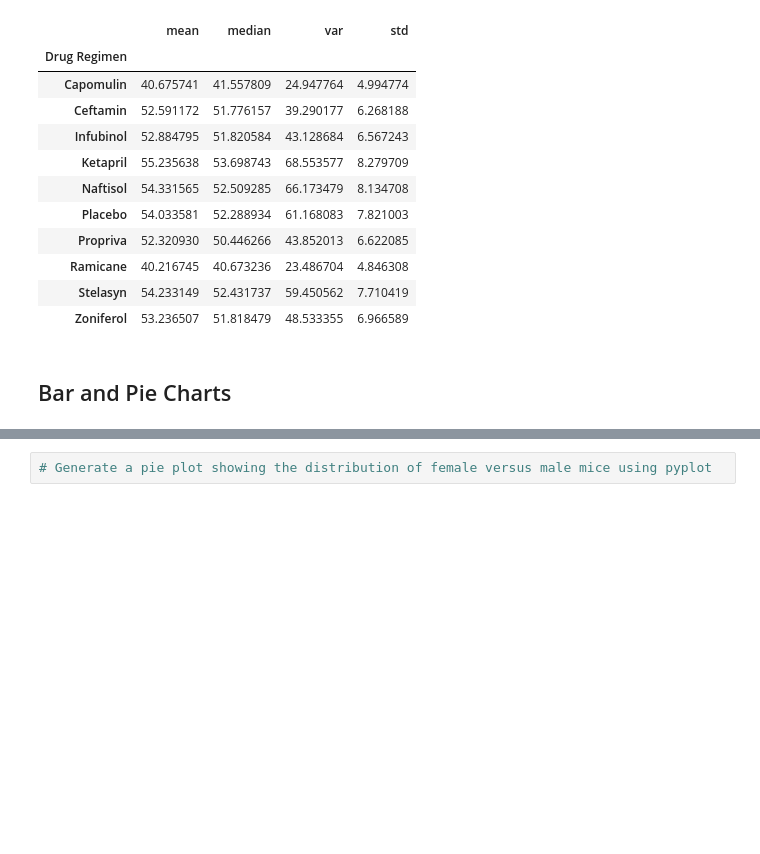
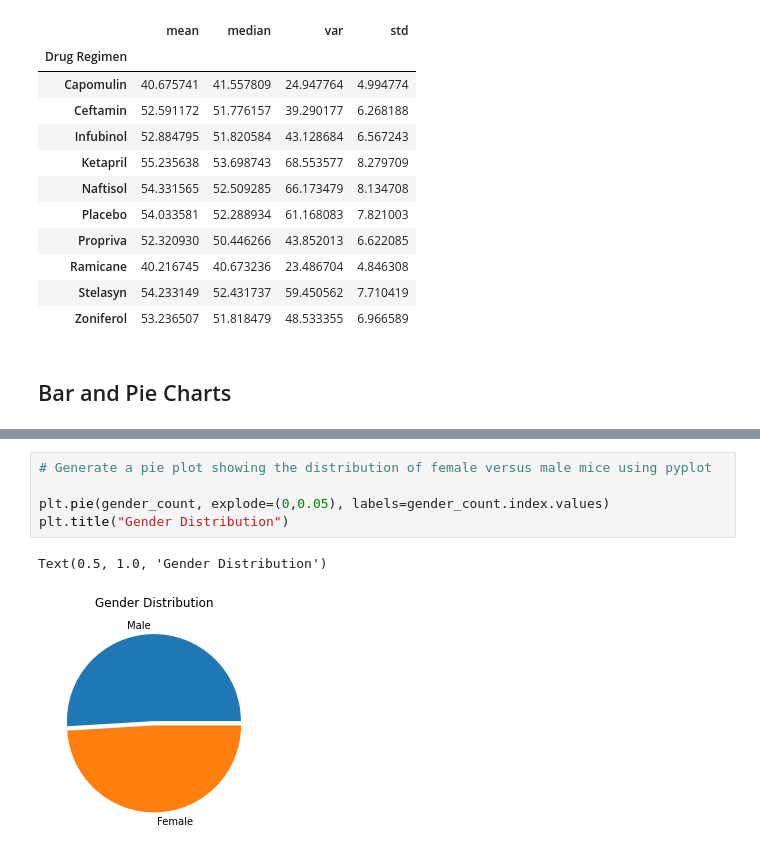
Before and after one commit to carlosmendozaj/Matplotlib_Homework, a Jupyter notebook: Main.ipynb, the cells around one changed output, grey strips where cells are left out. Saved outputs shown, nothing was run; the diff lists cells and outputs as text; blank space fills up the shorter version.

```diff
--- a/Main.ipynb
+++ b/Main.ipynb
@@ -141,2 +166,8 @@ plt.show()
 # %%
 # Generate a pie plot showing the distribution of female versus male mice using pyplot
+
+plt.pie(gender_count, explode=(0,0.05), labels=gender_count.index.values)
+plt.title("Gender Distribution")
+# %% [output]
+Text(0.5, 1.0, 'Gender Distribution')
+[figure, added]
```
Also changed, not shown: parts of 5 cells of this notebook.
